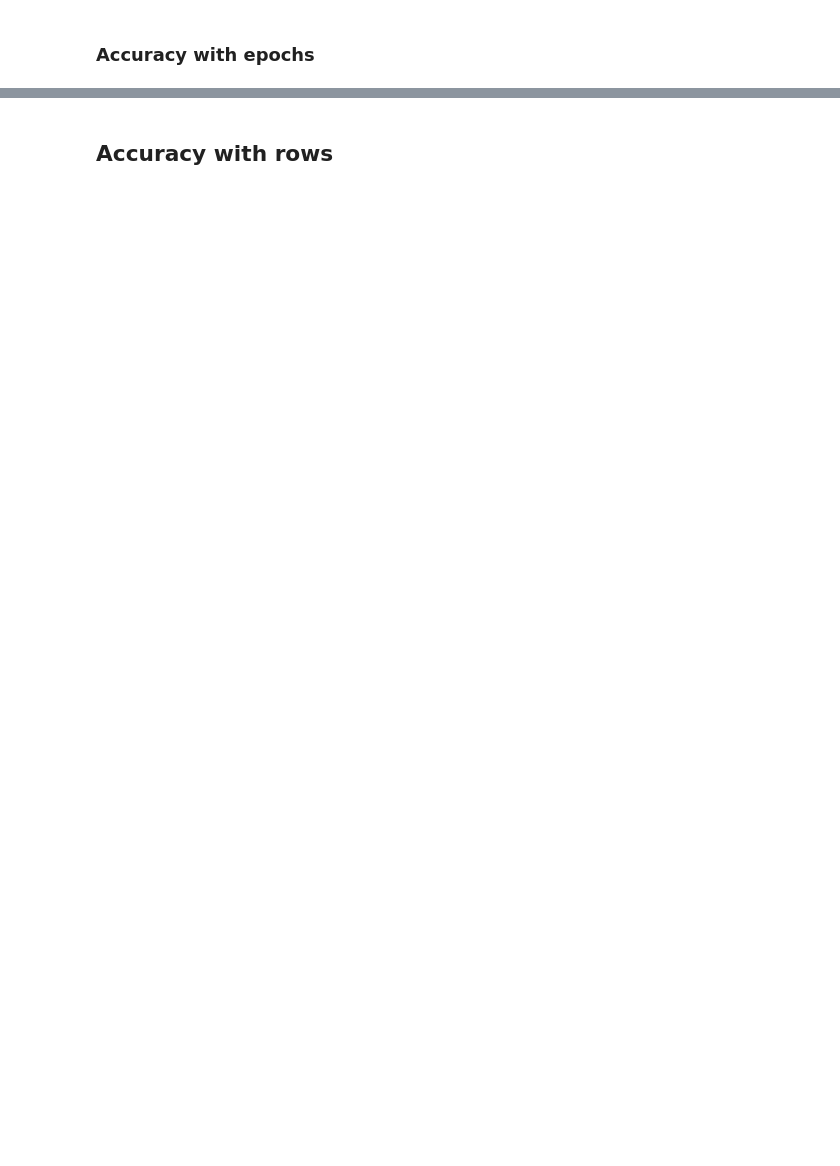
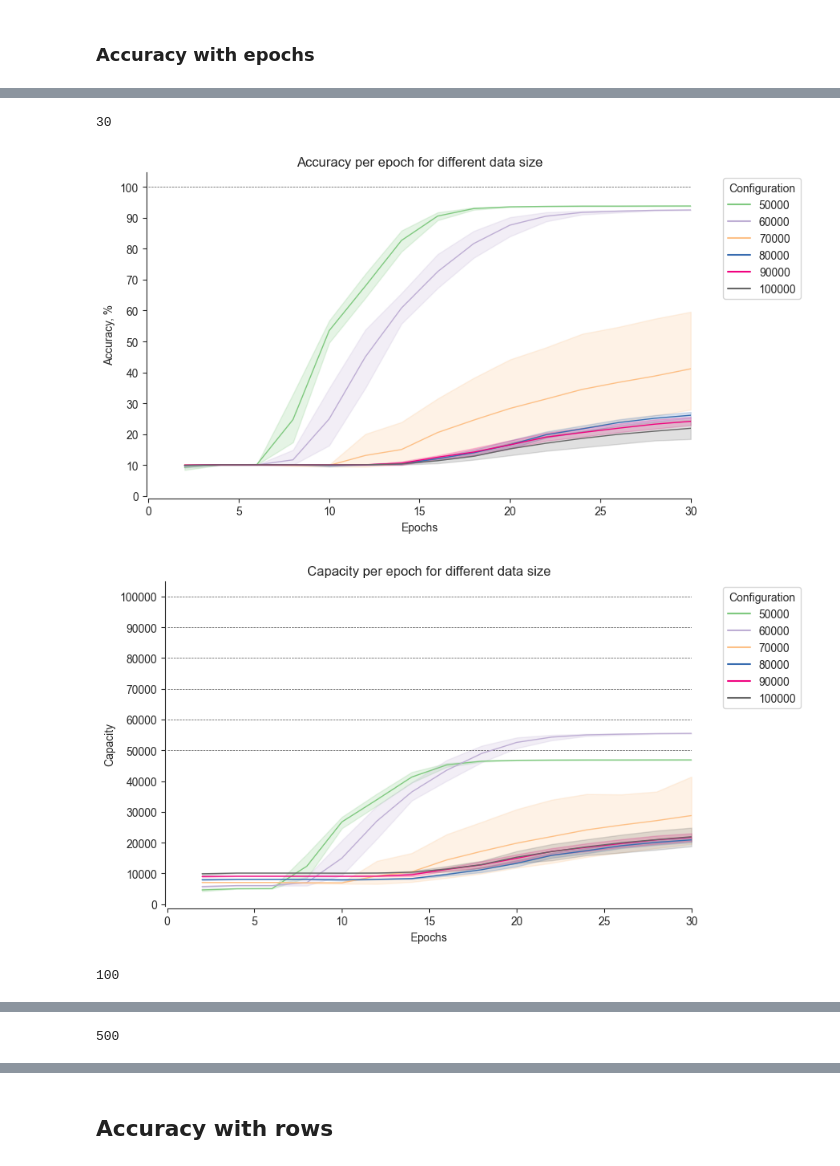
Before and after one commit to um-dacs-nlp/capacity, a Jupyter notebook: src/transformers/1_iter_trans_big.ipynb, the cells around one changed output, grey strips where cells are left out. Drawn from its saved outputs; the diff is of its cells as text; code cells hidden in the pictures; blank space fills up the shorter version.

```diff
--- a/src/transformers/1_iter_trans_big.ipynb
+++ b/src/transformers/1_iter_trans_big.ipynb
@@ -481,0 +447,36 @@ plt.show()
+# %%
+palette = sns.color_palette("Accent", n_colors=len(results) + 5)
+new_palette = palette[:3] + palette[4:6] + palette[7:8]
+for epochs in [30, 100, results_melted.epochs.max()]:
+    print(epochs)
+    draw_acc_epochs(
+        results_melted,
+        epochs,
+        new_palette,
+        yticks=np.arange(0, 101, 10),
+        y_lines=[
+            100,
+        ],
+        x="epochs",
+        y="accuracy",
+        xlabel="Epochs",
+        ylabel="Accuracy, %",
+        title="Accuracy per epoch for different data size",
+    )
+    draw_acc_epochs(
+        results_melted,
+        epochs,
+        new_palette,
+        yticks=np.arange(0, 100001, 10000),
+        y_lines=np.arange(50000, 100001, 10000),
+        x="epochs",
+        y="capacity",
+        xlabel="Epochs",
+        ylabel="Capacity",
+        title="Capacity per epoch for different data size",
+    )
+# %% [output]
+30
+[figure, added]
+[figure, added]
+100
@@ -481,0 +485 @@ plt.show()
+500
```
Also changed, not shown: parts of 12 cells of this notebook, 2 other files.
